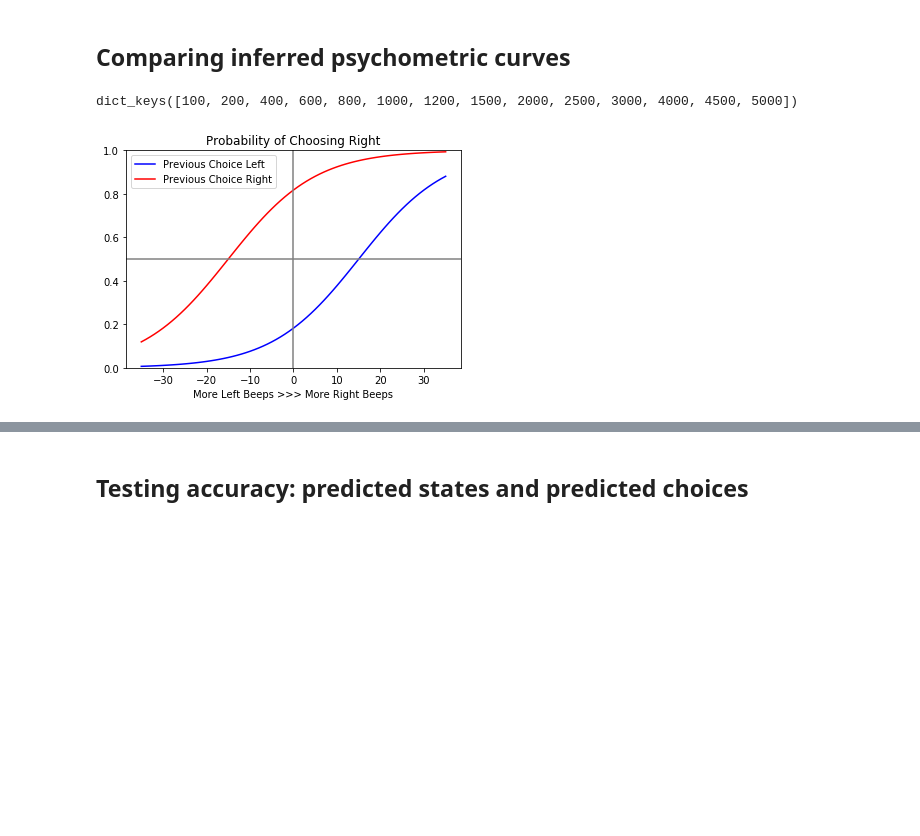
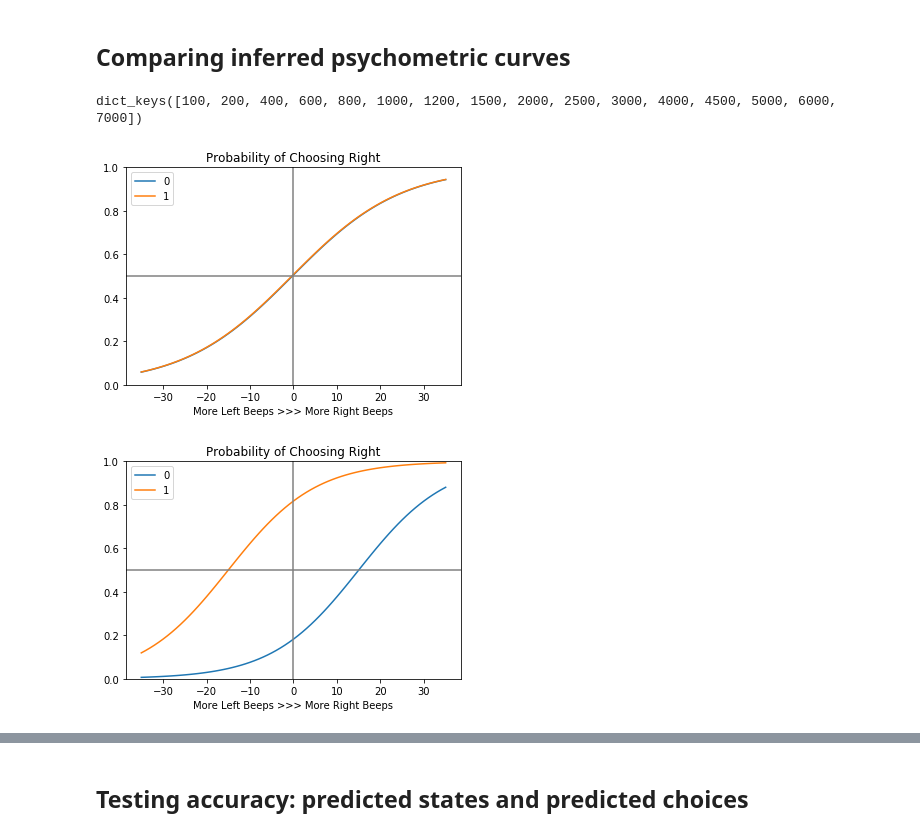
Before and after one commit to chingf/glm-hmm, a Jupyter notebook: 2019-11-13-glmhmm-syntheticdata.ipynb, the cells around one changed output, grey strips where cells are left out. Cells and saved outputs as stored; diff of their text form; code cells hidden in the pictures; blank space fills up the shorter version.

```diff
--- a/2019-11-13-glmhmm-syntheticdata.ipynb
+++ b/2019-11-13-glmhmm-syntheticdata.ipynb
@@ -55,5 +70,5 @@ def plot_psychometric_coefs(coefs):
 # %%
-filename = "std_prevbiased2state_results"
+filename = "habanero_results/std_med2fixedstate_results"
 all_results = pickle.load(open(
     filename + ".p", "rb"
     ))
@@ -113,5 +183,5 @@ sns.lineplot(
 # %%
 results_dsize.keys()
 # %% [output]
-dict_keys([100, 200, 400, 600, 800, 1000, 1200, 1500, 2000, 2500, 3000, 4000, 4500, 5000])
+dict_keys([100, 200, 400, 600, 800, 1000, 1200, 1500, 2000, 2500, 3000, 4000, 4500, 5000, 6000, 7000])
 # %%
@@ -119,7 +189,8 @@ results = results_dsize[1500][p_weight]
 results_test_lls = [r['test_ll'] for r in results]
 hmm = results[np.argmax(results_test_lls)]['hmm']
 # %%
-plot_psychometric_coefs(true_hmm.coefs[1])
+plot_psychometric_coefs(true_hmm.coefs)
 # %% [output]
-[figure, old version]
+[figure, new version]
+[figure, added]
 # %%
```
Also changed, not shown: parts of 23 cells of this notebook, 5 other files.
